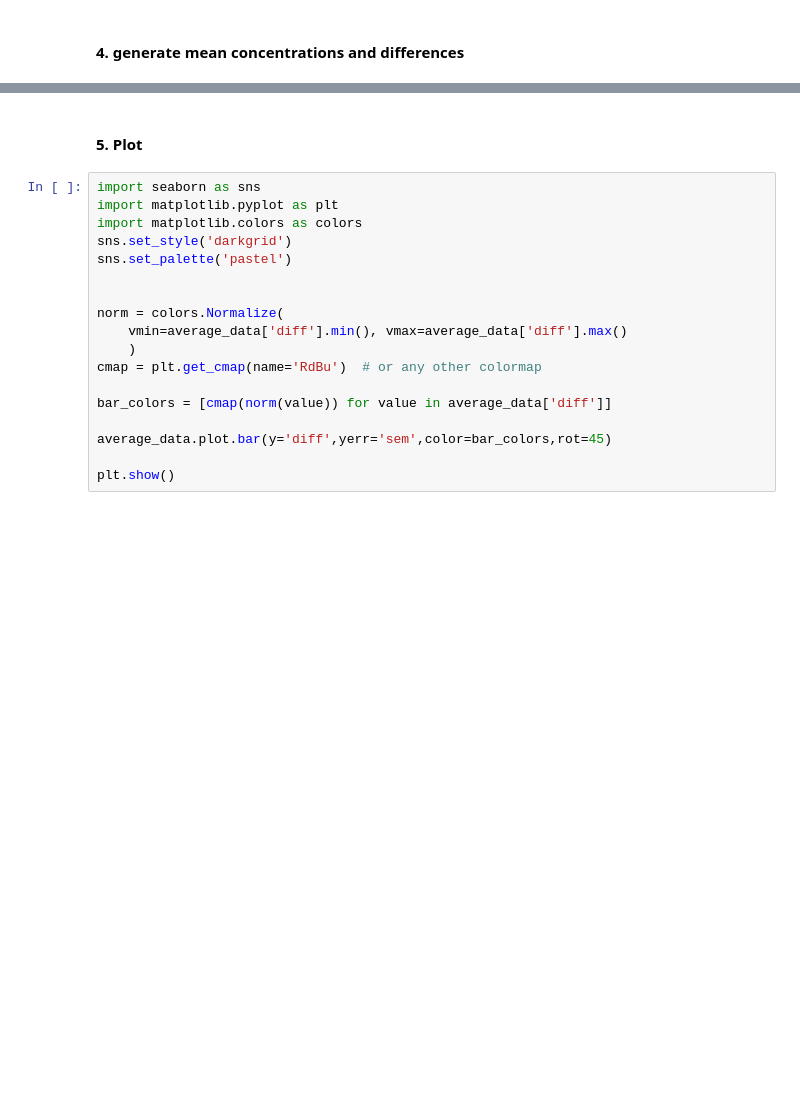
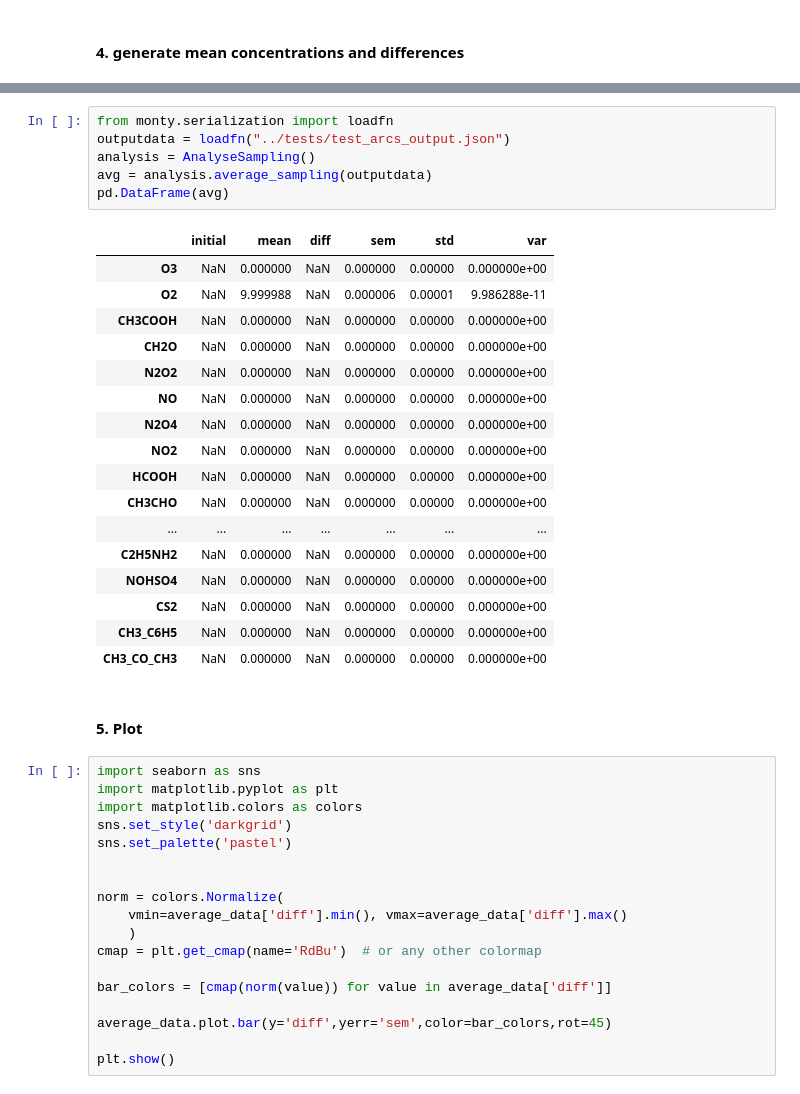
Before and after one commit to badw/arcs, a Jupyter notebook: examples/example_run_arcs.ipynb, the cells around one changed output, grey strips where cells are left out. Cells and saved outputs as stored; diff of their text form; blank space fills up the shorter version.

```diff
--- a/examples/example_run_arcs.ipynb
+++ b/examples/example_run_arcs.ipynb
@@ -102,3 +98,27 @@ HNO3        0.0   1.229  1.229  0.073  3.318  11.010
+# %%
+from monty.serialization import loadfn
+outputdata = loadfn("../tests/test_arcs_output.json")
+analysis = AnalyseSampling()
+avg = analysis.average_sampling(outputdata)
+pd.DataFrame(avg)
+# %% [output]
+|  | initial | mean | diff | sem | std | var |
+| O3 | NaN | 0.000000 | NaN | 0.000000 | 0.00000 | 0.000000e+00 |
+| O2 | NaN | 9.999988 | NaN | 0.000006 | 0.00001 | 9.986288e-11 |
+| CH3COOH | NaN | 0.000000 | NaN | 0.000000 | 0.00000 | 0.000000e+00 |
+| CH2O | NaN | 0.000000 | NaN | 0.000000 | 0.00000 | 0.000000e+00 |
+| N2O2 | NaN | 0.000000 | NaN | 0.000000 | 0.00000 | 0.000000e+00 |
+| NO | NaN | 0.000000 | NaN | 0.000000 | 0.00000 | 0.000000e+00 |
+| N2O4 | NaN | 0.000000 | NaN | 0.000000 | 0.00000 | 0.000000e+00 |
+| NO2 | NaN | 0.000000 | NaN | 0.000000 | 0.00000 | 0.000000e+00 |
+| HCOOH | NaN | 0.000000 | NaN | 0.000000 | 0.00000 | 0.000000e+00 |
+| CH3CHO | NaN | 0.000000 | NaN | 0.000000 | 0.00000 | 0.000000e+00 |
+| ... | ... | ... | ... | ... | ... | ... |
+| C2H5NH2 | NaN | 0.000000 | NaN | 0.000000 | 0.00000 | 0.000000e+00 |
+| NOHSO4 | NaN | 0.000000 | NaN | 0.000000 | 0.00000 | 0.000000e+00 |
+| CS2 | NaN | 0.000000 | NaN | 0.000000 | 0.00000 | 0.000000e+00 |
+| CH3_C6H5 | NaN | 0.000000 | NaN | 0.000000 | 0.00000 | 0.000000e+00 |
+| CH3_CO_CH3 | NaN | 0.000000 | NaN | 0.000000 | 0.00000 | 0.000000e+00 |
 # %% [markdown]
 #### 5. Plot
 # %%
```
Also changed, not shown: parts of 6 cells of this notebook, 4 other files.
